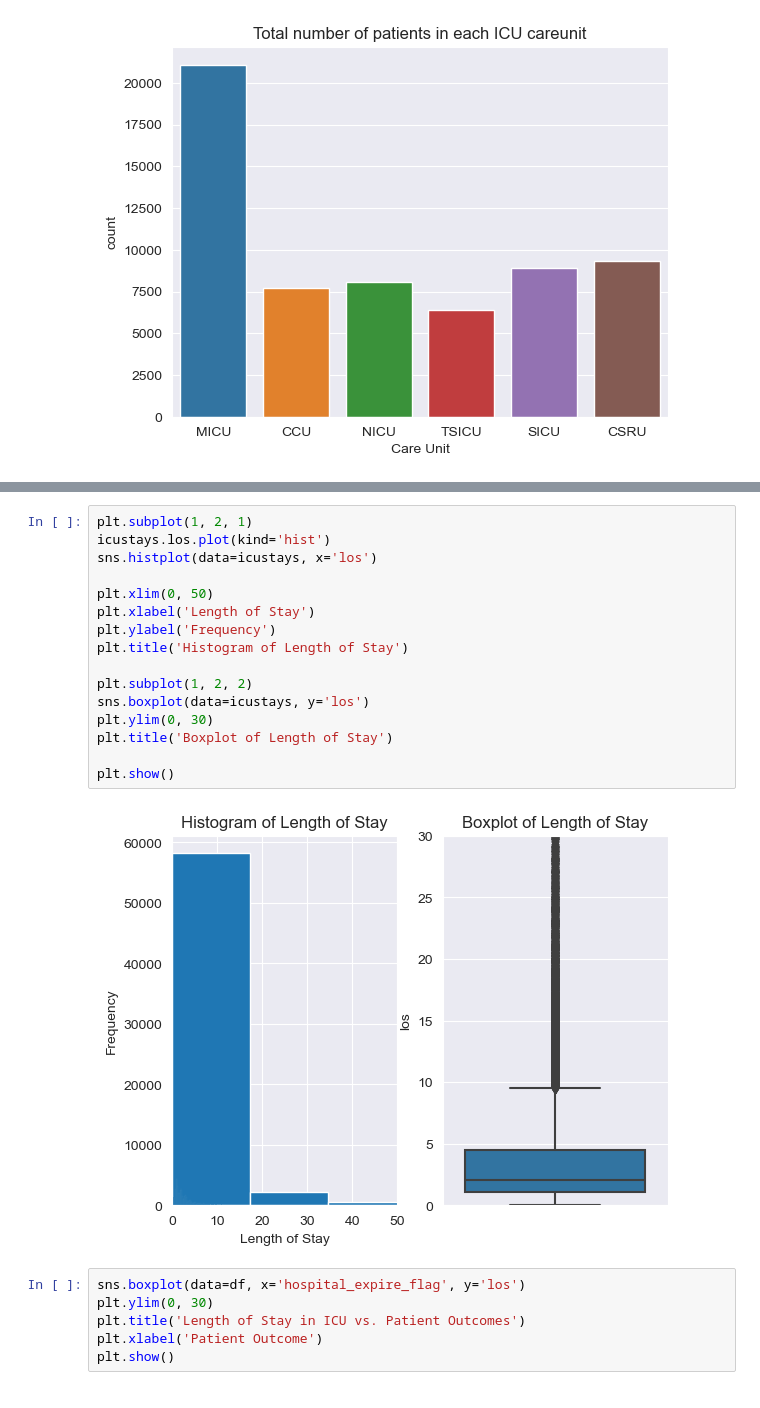
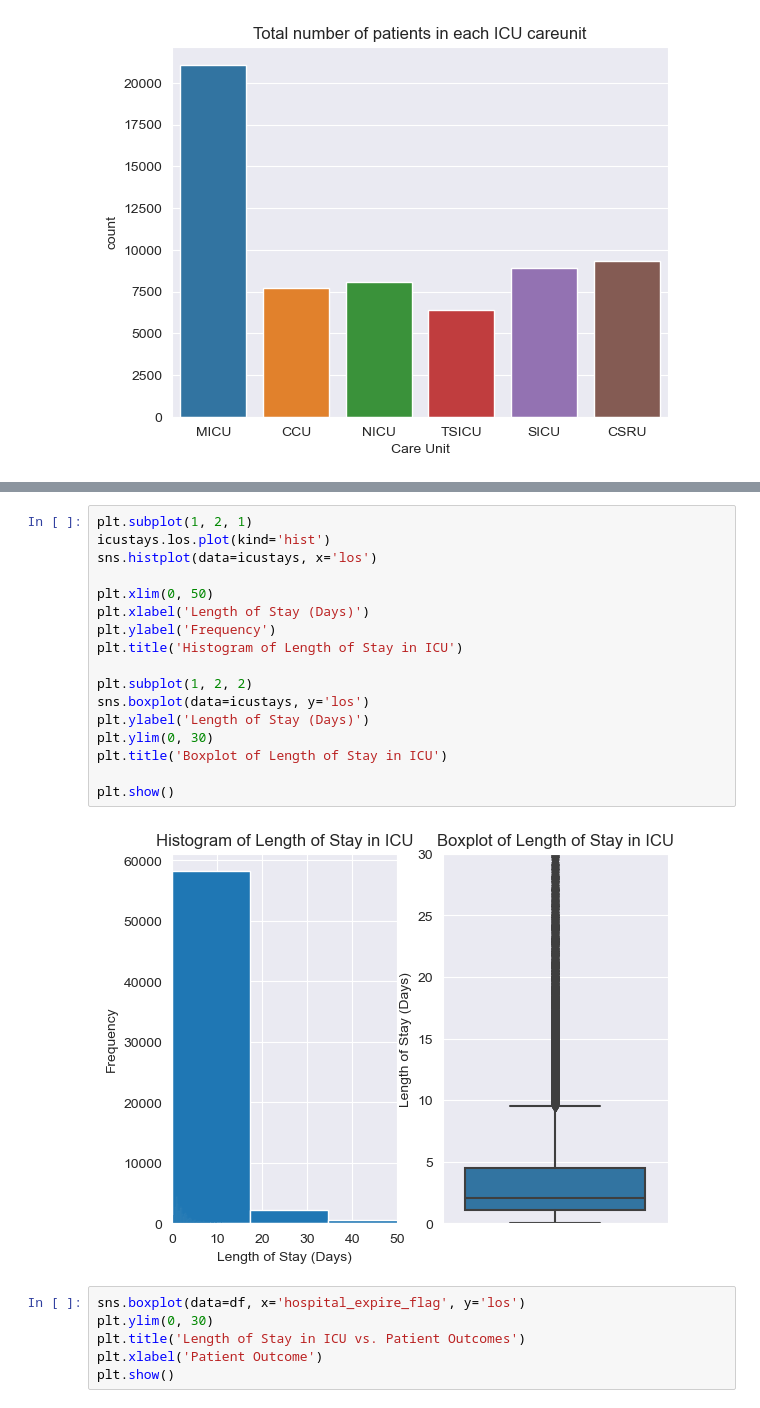
Before and after one commit to drama-404/FuzzyMedNet, a Jupyter notebook: data_viz/01_patient_stay_data.ipynb, the cells around one changed output, grey strips where cells are left out. Cells and saved outputs as stored; diff of their text form.

```diff
--- a/data_viz/01_patient_stay_data.ipynb
+++ b/data_viz/01_patient_stay_data.ipynb
@@ -409,21 +410,22 @@ plt.show()
 # %%
 plt.subplot(1, 2, 1)
 icustays.los.plot(kind='hist')
 sns.histplot(data=icustays, x='los')
 
 plt.xlim(0, 50)
-plt.xlabel('Length of Stay')
+plt.xlabel('Length of Stay (Days)')
 plt.ylabel('Frequency')
-plt.title('Histogram of Length of Stay')
+plt.title('Histogram of Length of Stay in ICU')
 
 plt.subplot(1, 2, 2)
 sns.boxplot(data=icustays, y='los')
+plt.ylabel('Length of Stay (Days)')
 plt.ylim(0, 30)
-plt.title('Boxplot of Length of Stay')
+plt.title('Boxplot of Length of Stay in ICU')
 
 plt.show()
 # %% [output]
-[figure, old version]
+[figure, new version]
 # %%
 sns.boxplot(data=df, x='hospital_expire_flag', y='los')
 plt.ylim(0, 30)
```
Also changed, not shown: parts of 70 cells of this notebook, 23 other files.
